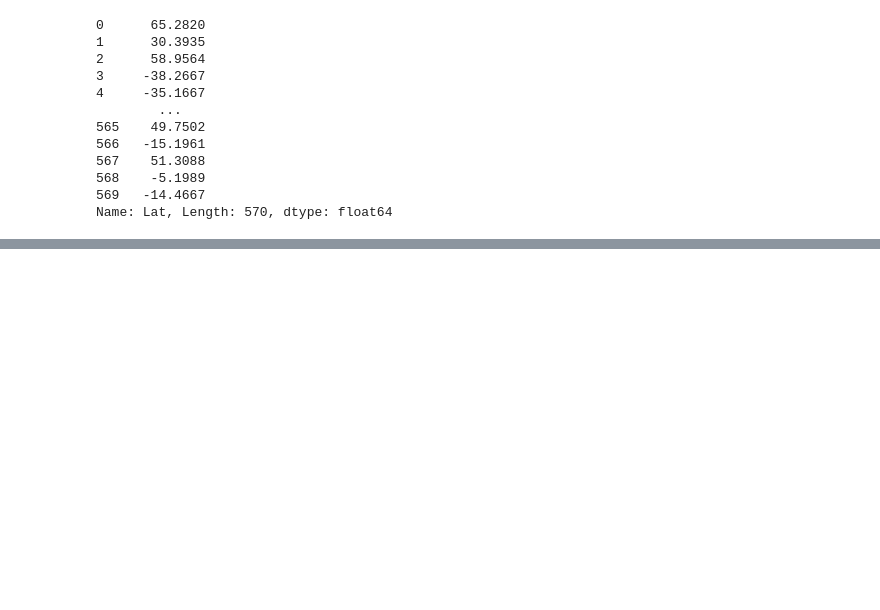
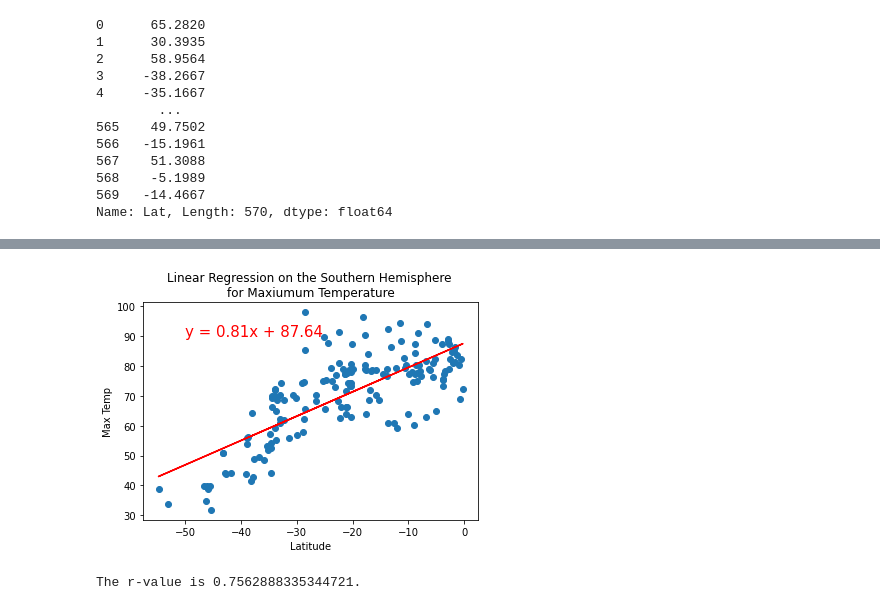
Before and after one commit to rbriggs13/World_Weather_Analysis, a Jupyter notebook: WeatherPy.ipynb, the cells around one changed output, grey strips where cells are left out. Drawn from its saved outputs; the diff is of its cells as text; code cells hidden in the pictures; blank space fills up the shorter version.

```diff
--- a/WeatherPy.ipynb
+++ b/WeatherPy.ipynb
@@ -252,0 +327,9 @@ plt.show()
+# %%
+#linear regression on the southern hemisphere
+x_values = southern_hemi_df['Lat']
+y_values = southern_hemi_df['Max Temp']
+#call the function
+plot_linear_regression(x_values, y_values, 'Linear Regression on the Southern Hemisphere \nfor Maxiumum Temperature', 'Max Temp', (-50,90))
+# %% [output]
+[figure, added]
+The r-value is 0.7562888335344721.
```
Also changed, not shown: parts of 21 cells of this notebook.
